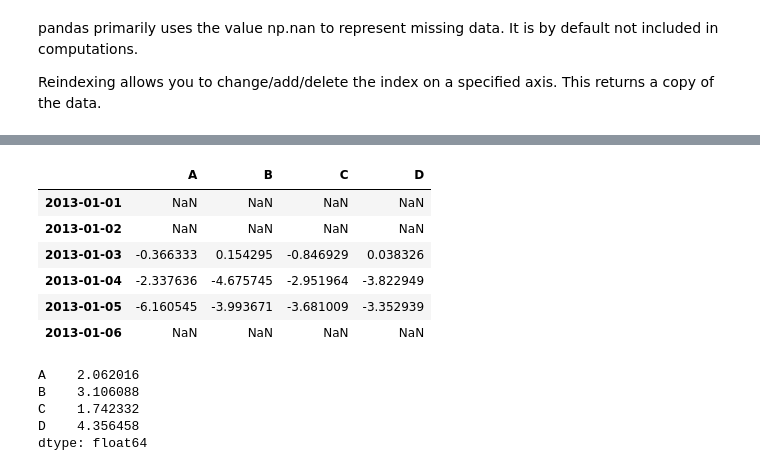
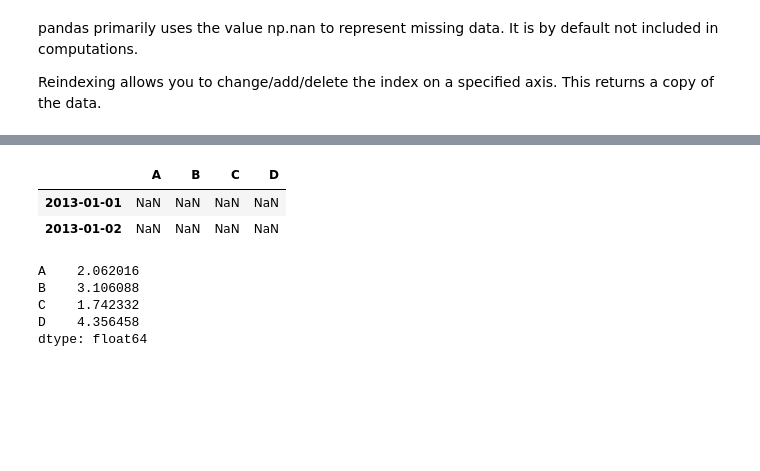
Before and after one commit to nshahpazov/learn-ds-notebooks, a Jupyter notebook: pandas.ipynb, the cells around one changed output, grey strips where cells are left out. Cells and saved outputs as stored; diff of their text form; code cells hidden in the pictures; blank space fills up the shorter version.

```diff
--- a/pandas.ipynb
+++ b/pandas.ipynb
@@ -222,16 +151,12 @@ Freq: H, dtype: float64
 # %%
 dates = pd.date_range('20130101', periods=6)
 s = pd.Series([1, 3, 5, np.nan, 6, 8], index=dates).shift(2) # shifts ahead -> forward and it inserts NaN at front
 df = pd.DataFrame(np.random.randn(6, 4), index=dates, columns=list('ABCD'))
-df.sub(s, axis='index') # df - s
+df.sub(s, axis='index').head(2) # df - s
 # %% [output]
 |  | A | B | C | D |
 | 2013-01-01 | NaN | NaN | NaN | NaN |
 | 2013-01-02 | NaN | NaN | NaN | NaN |
-| 2013-01-03 | -0.366333 | 0.154295 | -0.846929 | 0.038326 |
-| 2013-01-04 | -2.337636 | -4.675745 | -2.951964 | -3.822949 |
-| 2013-01-05 | -6.160545 | -3.993671 | -3.681009 | -3.352939 |
-| 2013-01-06 | NaN | NaN | NaN | NaN |
 # %%
 # Apply
 df['A'].to_numpy().cumsum()
```
Also changed, not shown: parts of 9 cells of this notebook, 4 other files.
